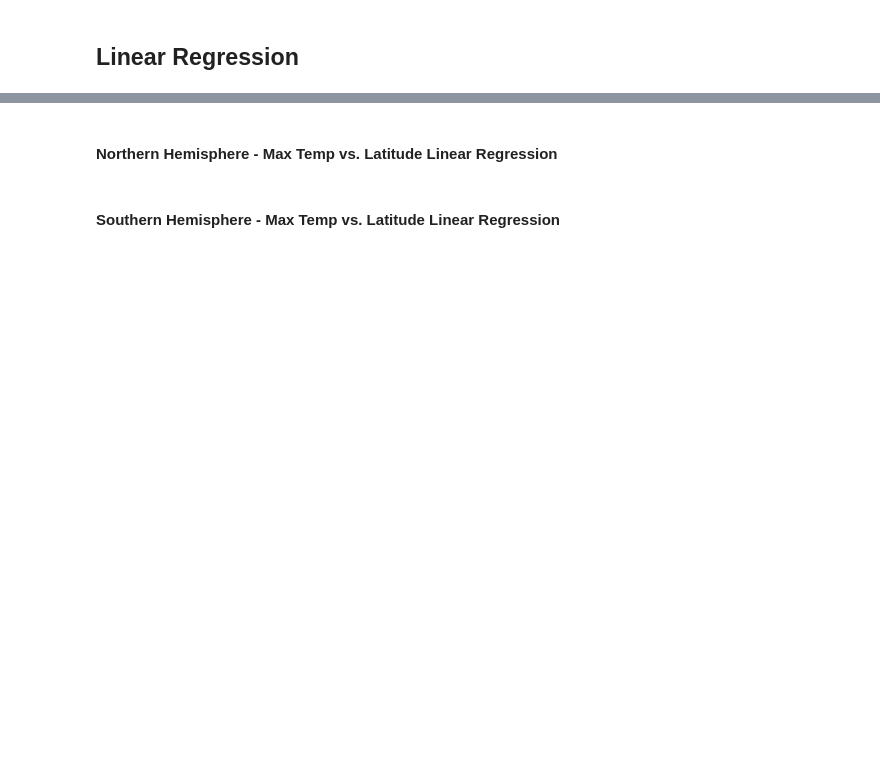
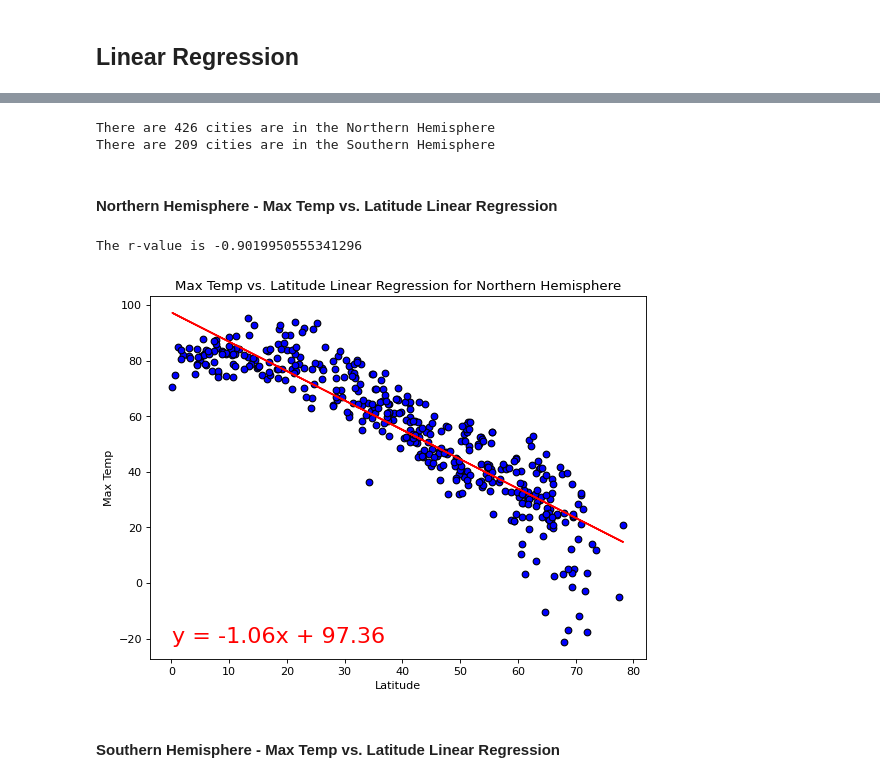
Before and after one commit to Shrutihindocha/python-api-challenge, a Jupyter notebook: WeatherPy/WeatherPy.ipynb, the cells around one changed output, grey strips where cells are left out. Drawn from its saved outputs; the diff is of its cells as text; code cells hidden in the pictures; blank space fills up the shorter version.

```diff
--- a/WeatherPy/WeatherPy.ipynb
+++ b/WeatherPy/WeatherPy.ipynb
@@ -226,3 +332,28 @@ df_cities
+# %%
+#df for NH
+northern_hemisphere = df_cities_hemispheres.loc[df_cities_hemispheres["Hemisphere"]=="Northern Hemisphere", :]
+#checking distribution of sitives along the longitudes
+count1 = northern_hemisphere["City"].count()
+print(f"There are {count1} cities are in the Northern Hemisphere ")
+
+#df for SH
+southern_hemisphere = df_cities_hemispheres.loc[df_cities_hemispheres["Hemisphere"]=="Southern Hemisphere", :]
+count2 = southern_hemisphere["City"].count()
+print(f"There are {count2} cities are in the Southern Hemisphere ")
+# %% [output]
+There are 426 cities are in the Northern Hemisphere
+There are 209 cities are in the Southern Hemisphere
+# %%
+temp_NH = northern_hemisphere["Max Temp"]
+temp_SH = southern_hemisphere["Max Temp"]
+lat_NH = northern_hemisphere["Lat"]
+lat_SH = southern_hemisphere["Lat"]
+humidity_NH = northern_hemisphere["Humidity"]
+humidity_SH = southern_hemisphere["Humidity"]
+cloudiness_NH = northern_hemisphere["Cloudiness"]
+cloudiness_SH = southern_hemisphere["Cloudiness"]
+windspeed_NH = northern_hemisphere["Wind Speed"]
+windspeed_SH = southern_hemisphere["Wind Speed"]
 # %%
 import scipy.stats as st
 
@@ -230,15 +361,15 @@ def linear_regression(x_value,y_value,x_label,y_label,title):
     correlation = st.pearsonr(x_value,y_value)
 
     slope, intercept, r_value, p_value, std_error = st.linregress(x_value, y_value)
-    print(f"The r-value is {r_value[0]}")
+    print(f"The r-value is {r_value}")
 
-    regress_values = x_values * slope + intercept
+    regress_values = x_value * slope + intercept
     line_eq = "y = " + str(round(slope,2)) + "x + " + str(round(intercept,2))
 
     plt.figure(figsize=(8, 6), dpi=80)
-    plt.scatter(x_values,y_value, smarker="o", facecolors="blue", edgecolors="black")
-    plt.plot(x_values,regress_values,"r-")
-    plt.annotate(line_eq,(20,36),fontsize=12,color="red")
+    plt.scatter(x_value,y_value, marker="o", facecolors="blue", edgecolors="black")
+    plt.plot(x_value,regress_values,"r-")
+    plt.annotate(line_eq,(min(x_value),min(y_value)),fontsize=20,color="red")
 
     plt.xlabel(f"{x_label}")
     plt.ylabel(f"{y_label}")
@@ -248,12 +379,18 @@ def linear_regression(x_value,y_value,x_label,y_label,title):
 # %% [markdown]
 ####  Northern Hemisphere - Max Temp vs. Latitude Linear Regression
 # %%
-x_values = latitudes
-y_values = winds
-x_label = "Max Temp"
-y_label = "Latitude"
-title = "Max Temp vs. Latitude Linear Regression"
+x_value = lat_NH
+y_value = temp_NH
+x_label = "Latitude"
+y_label = "Max Temp"
+title = "Max Temp vs. Latitude Linear Regression for Northern Hemisphere"
 
 linear_regression(x_value,y_value,x_label,y_label,title)
+
+#linear regression is modelling negative correlation - decrease in lat -> increase in temp
+#moving from north pole to the equator, temperature increases
+# %% [output]
+The r-value is -0.9019950555341296
+[figure, added]
 # %% [markdown]
 ####  Southern Hemisphere - Max Temp vs. Latitude Linear Regression
```
Also changed, not shown: parts of 27 cells of this notebook, 11 other files.
